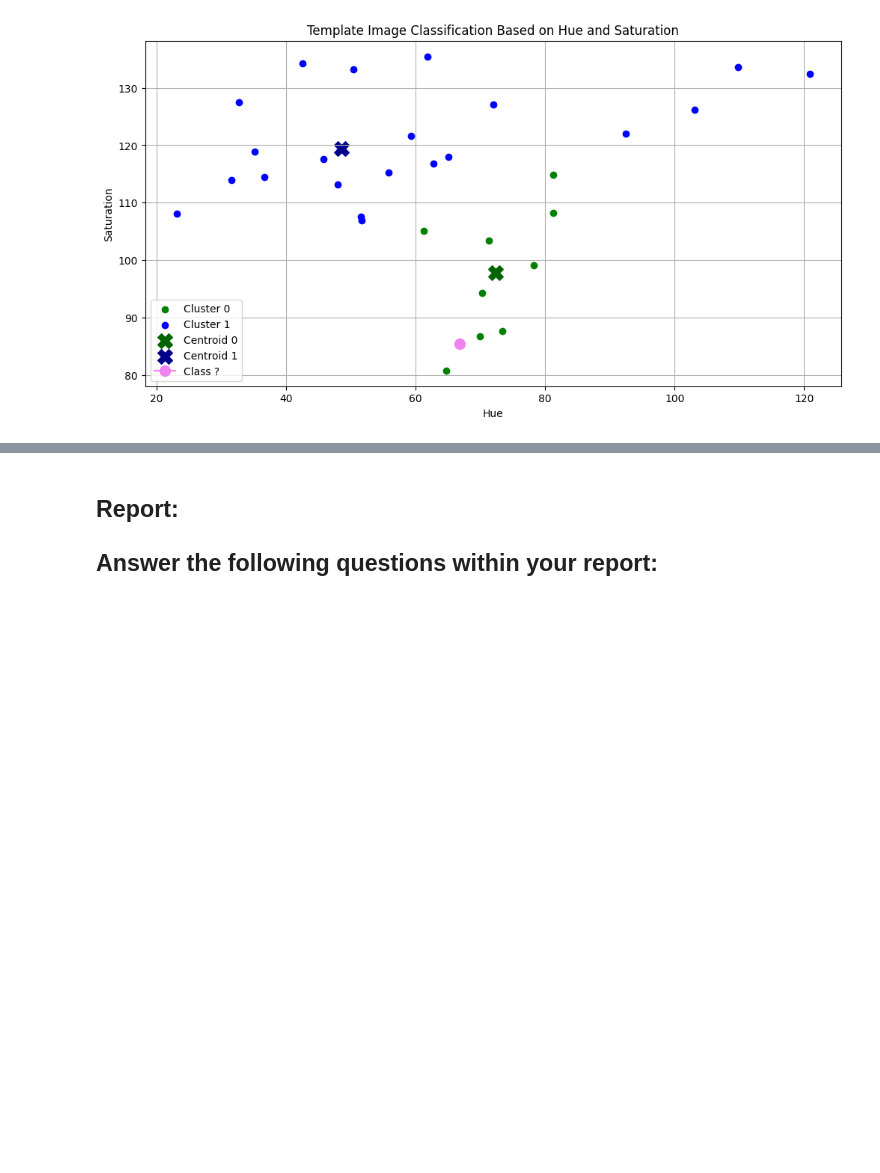
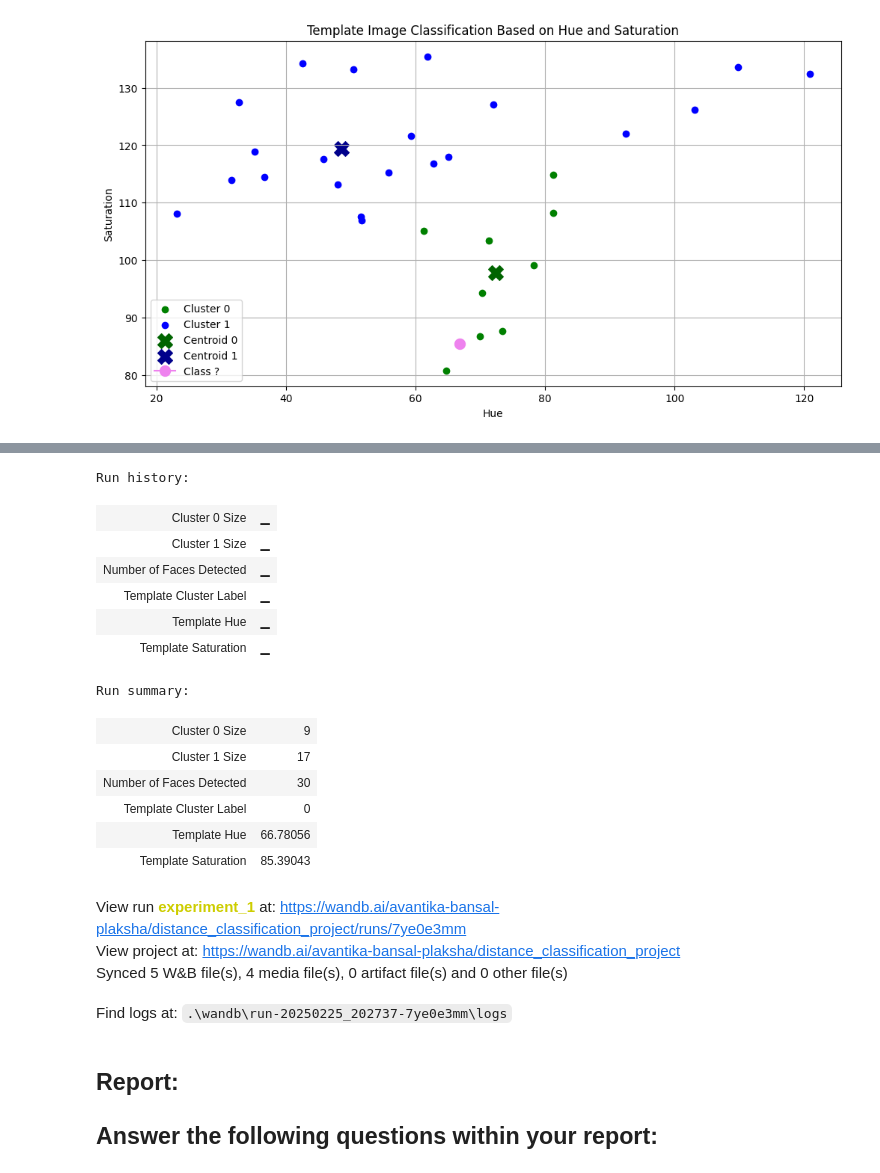
Before and after one commit to AvantikaBnsl/mlpr_lab05, a Jupyter notebook: Lab_5.ipynb, the cells around one changed output, grey strips where cells are left out. Cells and saved outputs as stored; diff of their text form; code cells hidden in the pictures; blank space fills up the shorter version.

Commit message:
wandb output added

```diff
--- a/Lab_5.ipynb
+++ b/Lab_5.ipynb
@@ -223,0 +248,35 @@ plt.show()
+# %%
+wandb.init(project='distance_classification_project')
+
+wandb.log({"Number of Faces Detected": len(faces_rect)})
+wandb.log({"Detected Faces Image": wandb.Image(img)})
+
+wandb.log({"Cluster 0 Size": sum(kmeans.labels_ == 0)})
+wandb.log({"Cluster 1 Size": sum(kmeans.labels_ == 1)})
+wandb.log({"Cluster Centers": kmeans.cluster_centers_})
+
+fig, ax = plt.subplots(figsize=(12, 6))
+for i, (x, y, w, h) in enumerate(faces_rect):
+    color = 'red' if kmeans.labels_[i] == 0 else 'blue'
+    plt.scatter(hue_saturation[i, 0], hue_saturation[i, 1], c=color)
+
+wandb.log({"Clustering Plot": wandb.Image(fig)})
+plt.close(fig)
+
+wandb.log({"Template Hue": template_hue})
+wandb.log({"Template Saturation": template_saturation})
+wandb.log({"Template Cluster Label": template_label})
+wandb.log({"Template Image": wandb.Image(template_img)})
+
+fig, ax = plt.subplots(figsize=(12, 6))
+plt.scatter(cluster_0_points[:, 0], cluster_0_points[:, 1], c='green', label="Cluster 0")
+plt.scatter(cluster_1_points[:, 0], cluster_1_points[:, 1], c='blue', label="Cluster 1")
+plt.scatter(centroid_0[0], centroid_0[1], c='black', marker='X', s=100, label="Centroid 0")
+plt.scatter(centroid_1[0], centroid_1[1], c='black', marker='X', s=100, label="Centroid 1")
+plt.scatter(template_hue, template_saturation, c='violet', marker='o', s=100, label="Template")
+
+wandb.log({"Final Classification Plot": wandb.Image(fig)})
+plt.close(fig)
+
+wandb.finish()
+# %% [output]
@@ -224,3 +284,21 @@ plt.show()
+Run history:
+| Cluster 0 Size | ▁ |
+| Cluster 1 Size | ▁ |
+| Number of Faces Detected | ▁ |
+| Template Cluster Label | ▁ |
+| Template Hue | ▁ |
+| Template Saturation | ▁ |
+Run summary:
+| Cluster 0 Size | 9 |
+| Cluster 1 Size | 17 |
+| Number of Faces Detected | 30 |
+| Template Cluster Label | 0 |
+| Template Hue | 66.78056 |
+| Template Saturation | 85.39043 |
+View run experiment_1 at: https://wandb.ai/avantika-bansal-plaksha/distance_classification_project/runs/7ye0e3mm
+View project at: https://wandb.ai/avantika-bansal-plaksha/distance_classification_project
+Synced 5 W&B file(s), 4 media file(s), 0 artifact file(s) and 0 other file(s)
+Find logs at: .\wandb\run-20250225_202737-7ye0e3mm\logs
 # %% [markdown]
 ## Report:
 ## Answer the following questions within your report:
```
Also changed, not shown: parts of 3 cells of this notebook, 11 other files.
